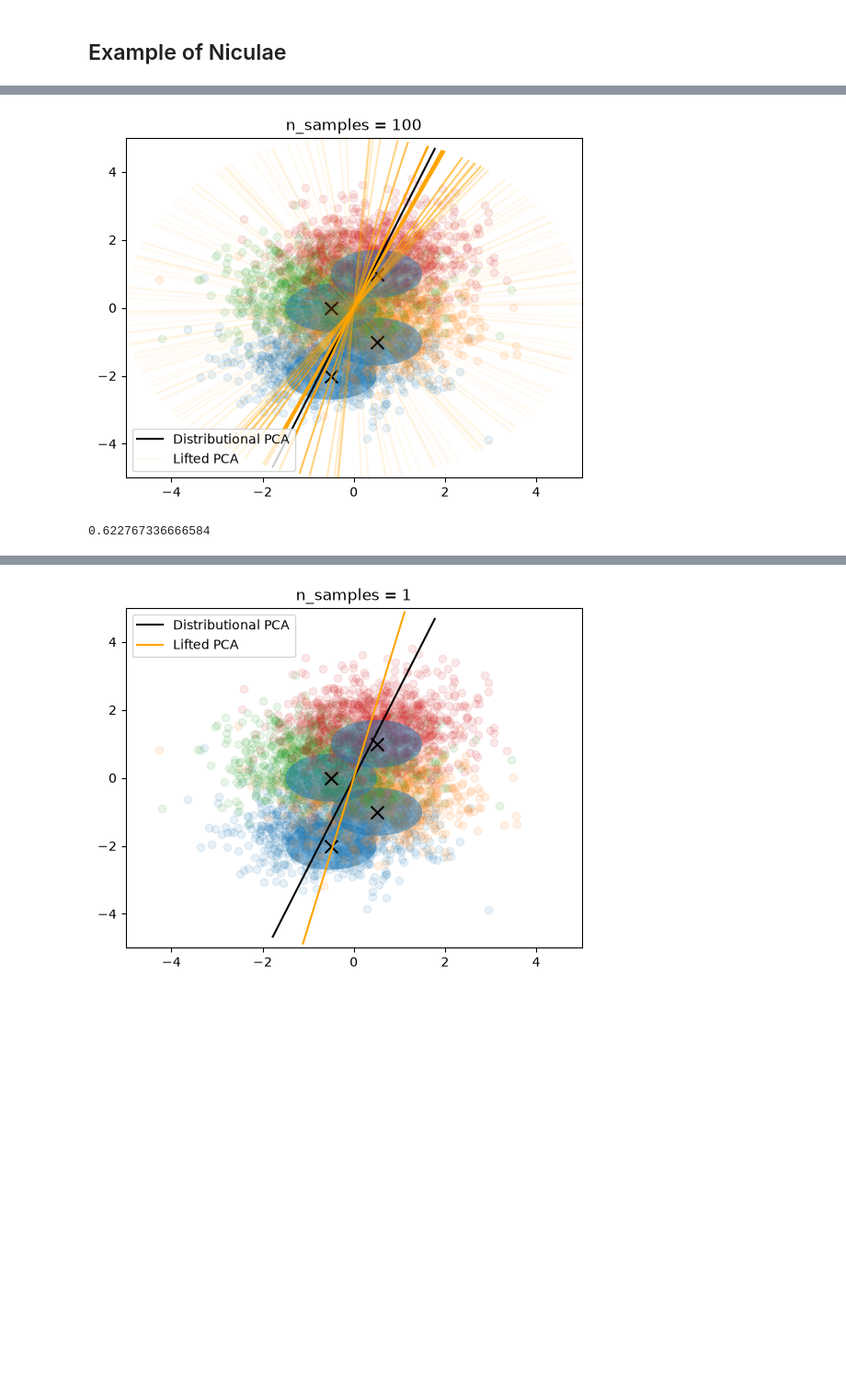
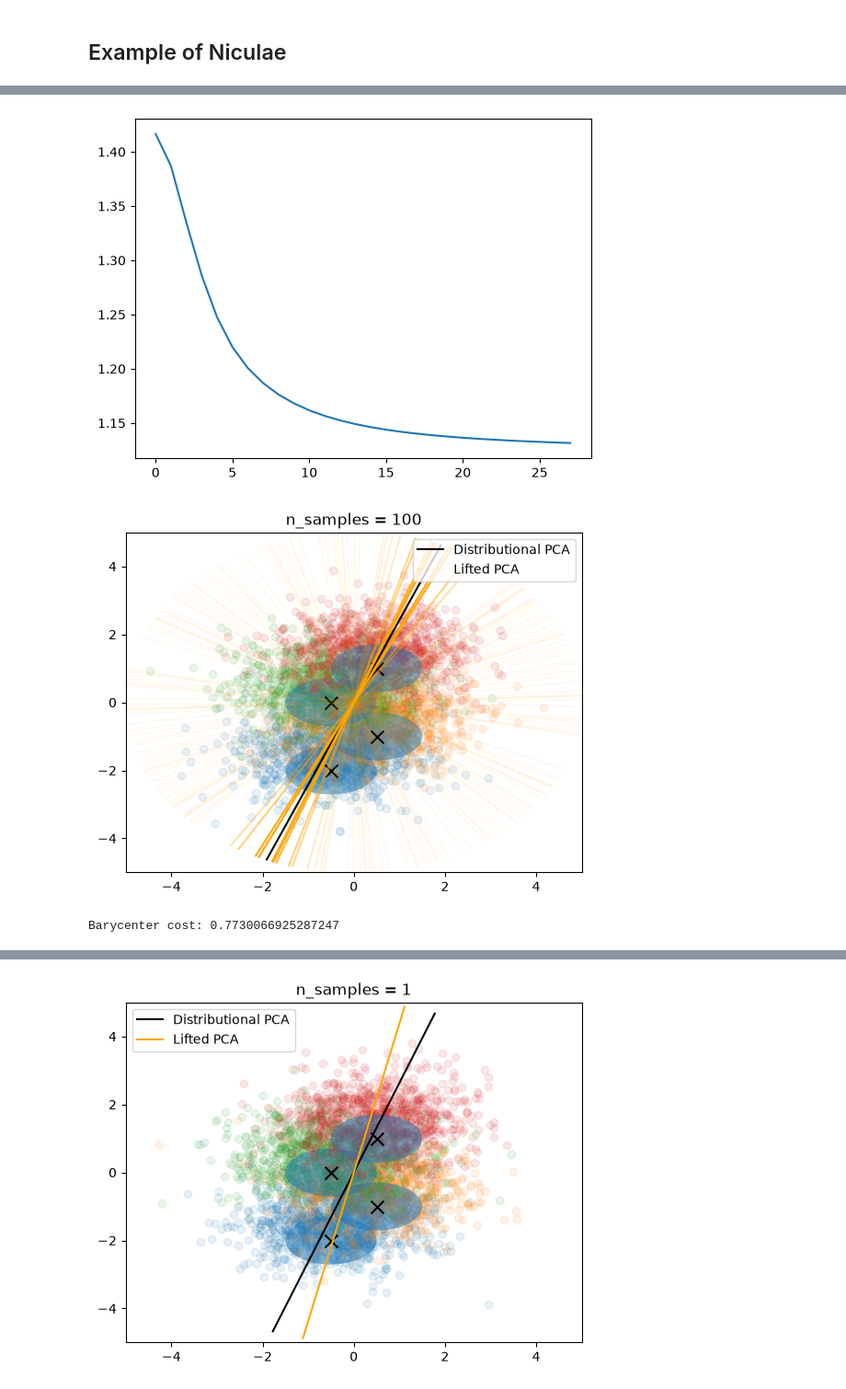
Before and after one commit to clbonet/Lifting_PCA_Wasserstein_Space, a Jupyter notebook: LiftedPCA.ipynb, the cells around one changed output, grey strips where cells are left out. Shown at 92% size. Drawn from its saved outputs; the diff is of its cells as text; code cells hidden in the pictures; blank space fills up the shorter version.

```diff
--- a/LiftedPCA.ipynb
+++ b/LiftedPCA.ipynb
@@ -107,21 +107,22 @@ n=10 Lifted 0.09319055918604136 Distributional 1.1302955448627472
 # %%
 # Fix the support and optim over weights only
 lifted_pca = LiftedPCA(n_components=1, n_samples=100)
-lifted_pca.fit(samples, solver="fixed_support")
+lifted_pca.fit(samples, solver="fixed_support", seed=42, stop_threshold_fixed_support=5e-4)
 eigenvectors_lifted = lifted_pca.components_
 
 # Distributional PCA
 pca_distributional = DistributionalPCA()
 pca_distributional.fit_from_samples(concat_samples, y_samples)
 eigenvectors_distributional = pca_distributional.components_# .numpy()
 
 plot(eigenvectors_lifted, eigenvectors_distributional, samples, means, Sigmas,
      title="n_samples = "+str(100), weights=lifted_pca.weights_.numpy())
 
-print(lifted_pca.cost_barycenter(samples))
+print("Barycenter cost:", lifted_pca.cost_barycenter(samples))
 # %% [output]
-[figure, old version]
+[figure, new version]
+[figure, added]
-0.622767336666584
+Barycenter cost: 0.7730066925287247
 # %%
 lifted_pca.weights_
 # %% [output]
```
Also changed, not shown: parts of 3 cells of this notebook, 2 other files.
